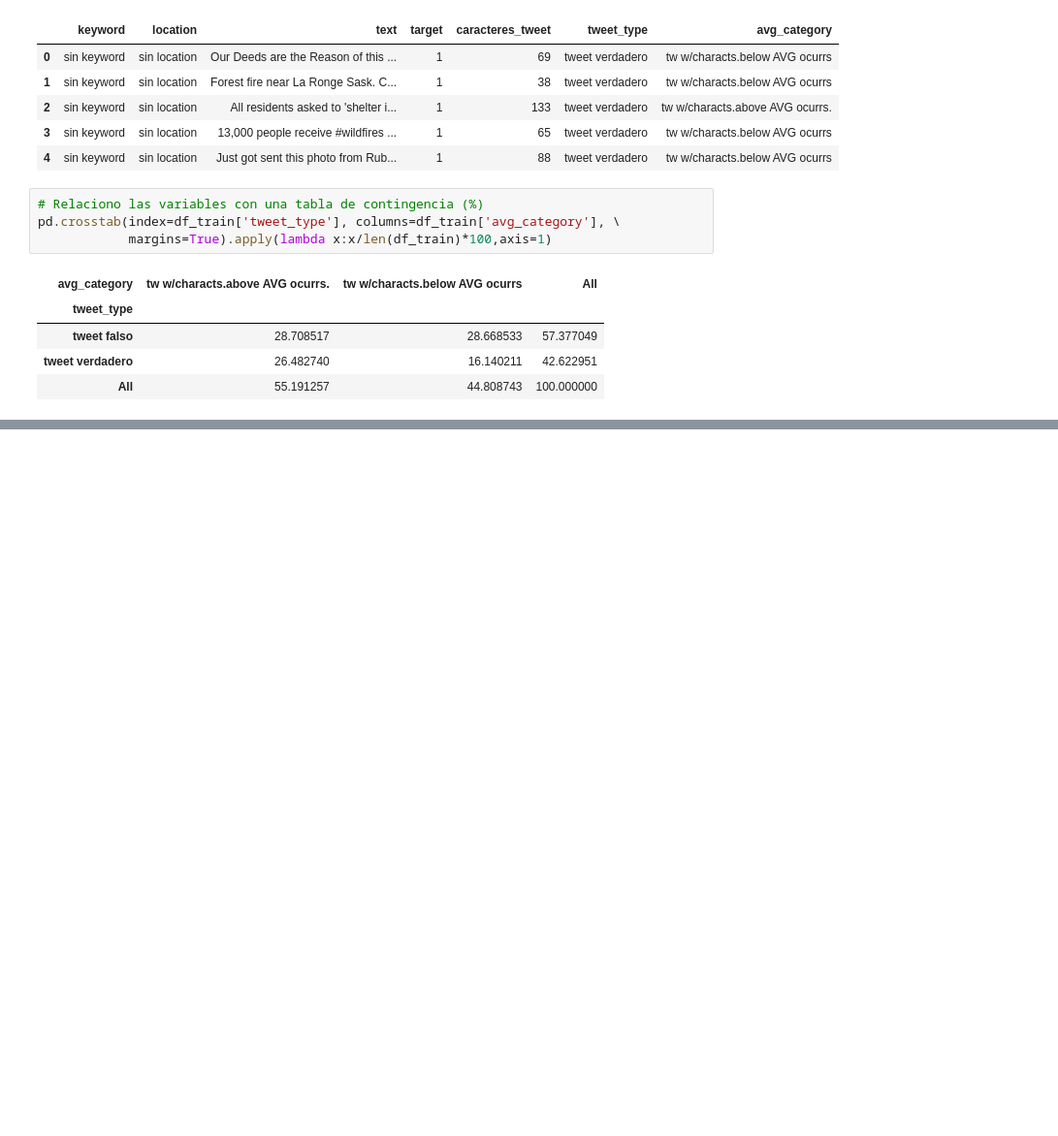
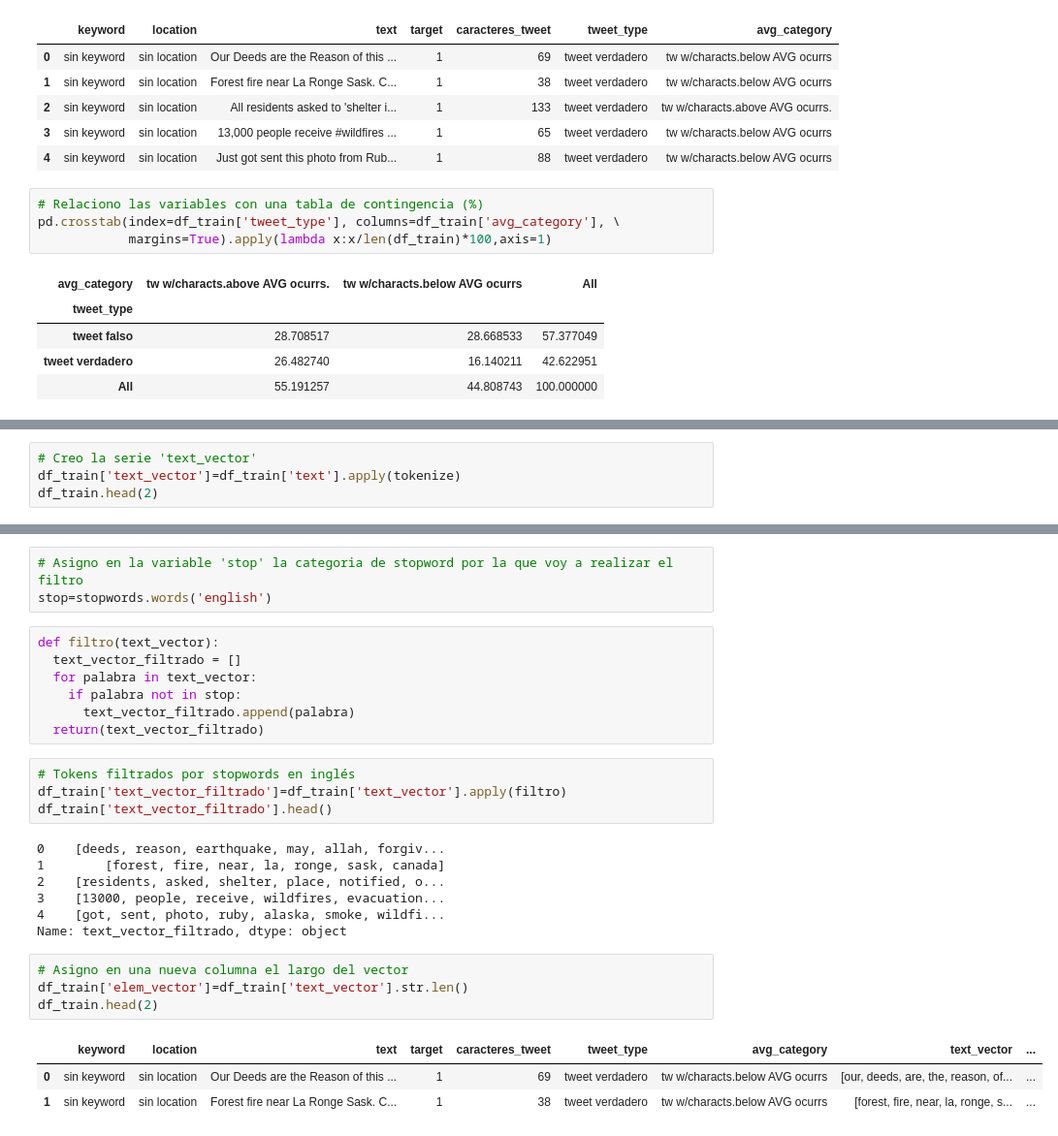
Before and after one commit to elemi10/7506-TP-Org-de-datos, a Jupyter notebook: TP1_Mas_ordenado.ipynb, the cells around one changed output, grey strips where cells are left out. Shown at 97% size. Cells and saved outputs as stored; diff of their text form; blank space fills up the shorter version.

```diff
--- a/TP1_Mas_ordenado.ipynb
+++ b/TP1_Mas_ordenado.ipynb
@@ -268,0 +284,4 @@ pd.crosstab(index=df_train['tweet_type'], columns=df_train['avg_category'], \
+# %%
+# Creo la serie 'text_vector'
+df_train['text_vector']=df_train['text'].apply(tokenize)
+df_train.head(2)
@@ -268,0 +340,29 @@ pd.crosstab(index=df_train['tweet_type'], columns=df_train['avg_category'], \
+# %%
+# Asigno en la variable 'stop' la categoria de stopword por la que voy a realizar el filtro
+stop=stopwords.words('english')
+# %%
+def filtro(text_vector):
+  text_vector_filtrado = []
+  for palabra in text_vector:
+    if palabra not in stop:
+      text_vector_filtrado.append(palabra)
+  return(text_vector_filtrado)
+# %%
+# Tokens filtrados por stopwords en inglés
+df_train['text_vector_filtrado']=df_train['text_vector'].apply(filtro)
+df_train['text_vector_filtrado'].head()
+# %% [output]
+0    [deeds, reason, earthquake, may, allah, forgiv...
+1        [forest, fire, near, la, ronge, sask, canada]
+2    [residents, asked, shelter, place, notified, o...
+3    [13000, people, receive, wildfires, evacuation...
+4    [got, sent, photo, ruby, alaska, smoke, wildfi...
+Name: text_vector_filtrado, dtype: object
+# %%
+# Asigno en una nueva columna el largo del vector
+df_train['elem_vector']=df_train['text_vector'].str.len()
+df_train.head(2)
+# %% [output]
+|  | keyword | location | text | target | caracteres_tweet | tweet_type | avg_category | text_vector | ... |
+| 0 | sin keyword | sin location | Our Deeds are the Reason of this ... | 1 | 69 | tweet verdadero | tw w/characts.below AVG ocurrs | [our, deeds, are, the, reason, of... | ... |
+| 1 | sin keyword | sin location | Forest fire near La Ronge Sask. C... | 1 | 38 | tweet verdadero | tw w/characts.below AVG ocurrs | [forest, fire, near, la, ronge, s... | ... |
```
Also changed, not shown: parts of 8 cells of this notebook.
